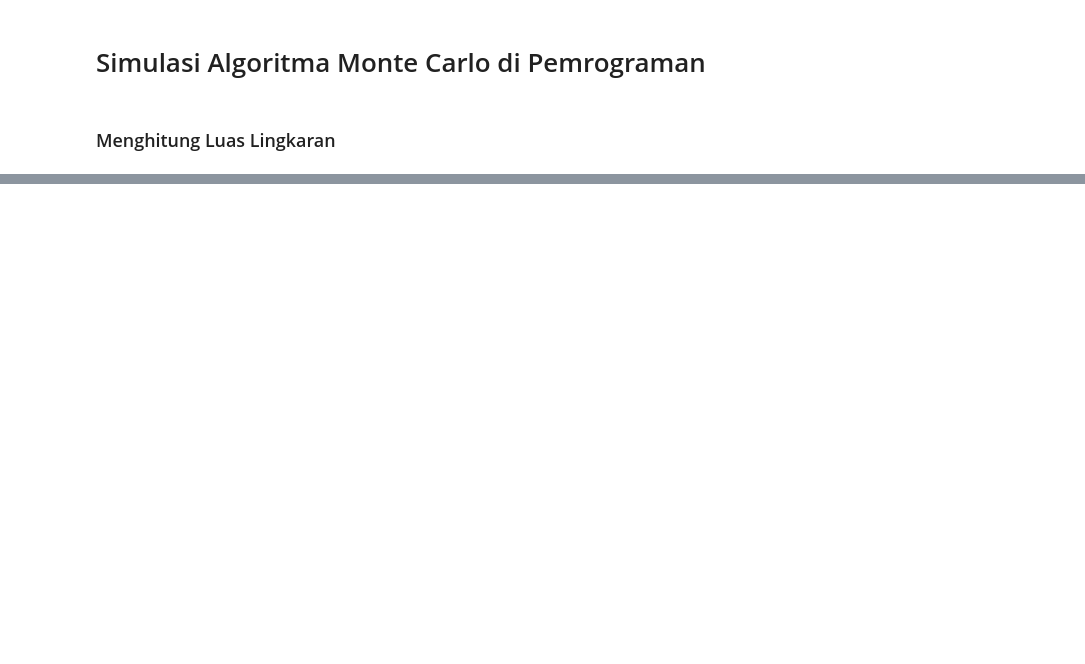
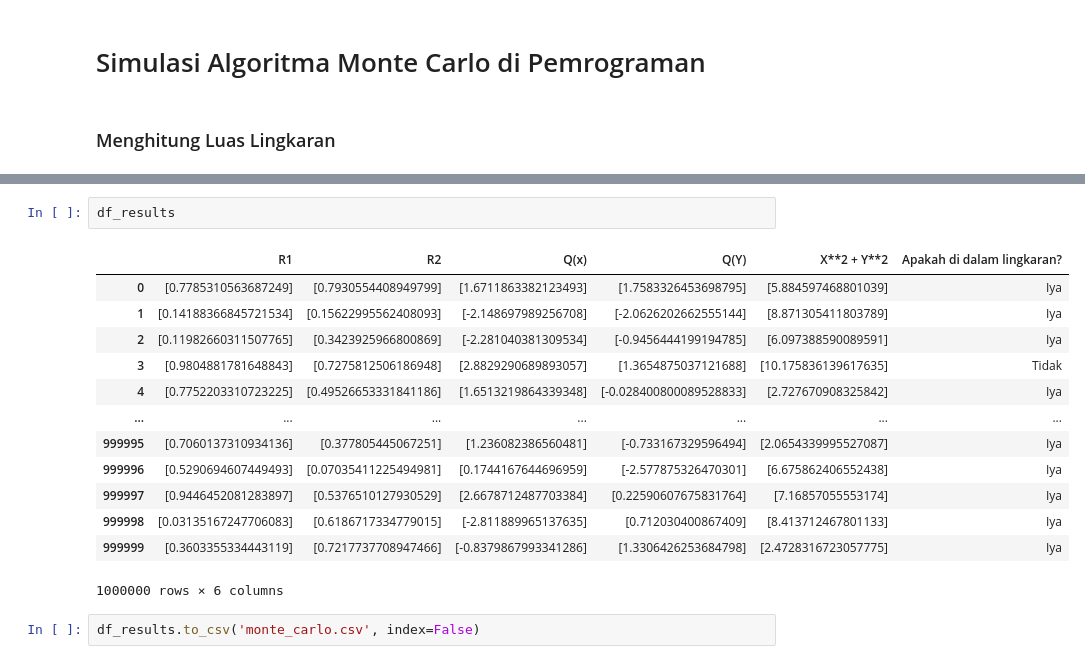
Before and after one commit to Cleign1/pemodelan-simulasi, a Jupyter notebook: tugas_3/algoritma_monte_carlo.ipynb, the cells around one changed output, grey strips where cells are left out. Cells and saved outputs as stored; diff of their text form; blank space fills up the shorter version.

```diff
--- a/tugas_3/algoritma_monte_carlo.ipynb
+++ b/tugas_3/algoritma_monte_carlo.ipynb
@@ -80,0 +115,18 @@ Formula untuk batas atas dan bawah Y adalah 5.12xR+-2.56
+# %%
+df_results
+# %% [output]
+|  | R1 | R2 | Q(x) | Q(Y) | X**2 + Y**2 | Apakah di dalam lingkaran? |
+| 0 | [0.7785310563687249] | [0.7930554408949799] | [1.6711863382123493] | [1.7583326453698795] | [5.884597468801039] | Iya |
+| 1 | [0.14188366845721534] | [0.15622995562408093] | [-2.148697989256708] | [-2.0626202662555144] | [8.871305411803789] | Iya |
+| 2 | [0.11982660311507765] | [0.3423925966800869] | [-2.281040381309534] | [-0.9456444199194785] | [6.097388590089591] | Iya |
+| 3 | [0.9804881781648843] | [0.7275812506186948] | [2.8829290689893057] | [1.3654875037121688] | [10.175836139617635] | Tidak |
+| 4 | [0.7752203310723225] | [0.49526653331841186] | [1.6513219864339348] | [-0.028400800089528833] | [2.727670908325842] | Iya |
+| ... | ... | ... | ... | ... | ... | ... |
+| 999995 | [0.7060137310934136] | [0.377805445067251] | [1.236082386560481] | [-0.733167329596494] | [2.0654339995527087] | Iya |
+| 999996 | [0.5290694607449493] | [0.07035411225494981] | [0.1744167644696959] | [-2.577875326470301] | [6.675862406552438] | Iya |
+| 999997 | [0.9446452081283897] | [0.5376510127930529] | [2.6678712487703384] | [0.22590607675831764] | [7.16857055553174] | Iya |
+| 999998 | [0.03135167247706083] | [0.6186717334779015] | [-2.811889965137635] | [0.712030400867409] | [8.413712467801133] | Iya |
+| 999999 | [0.3603355334443119] | [0.7217737708947466] | [-0.8379867993341286] | [1.3306426253684798] | [2.4728316723057775] | Iya |
+1000000 rows × 6 columns
+# %%
+df_results.to_csv('monte_carlo.csv', index=False)
```
Also changed, not shown: parts of 4 cells of this notebook.
